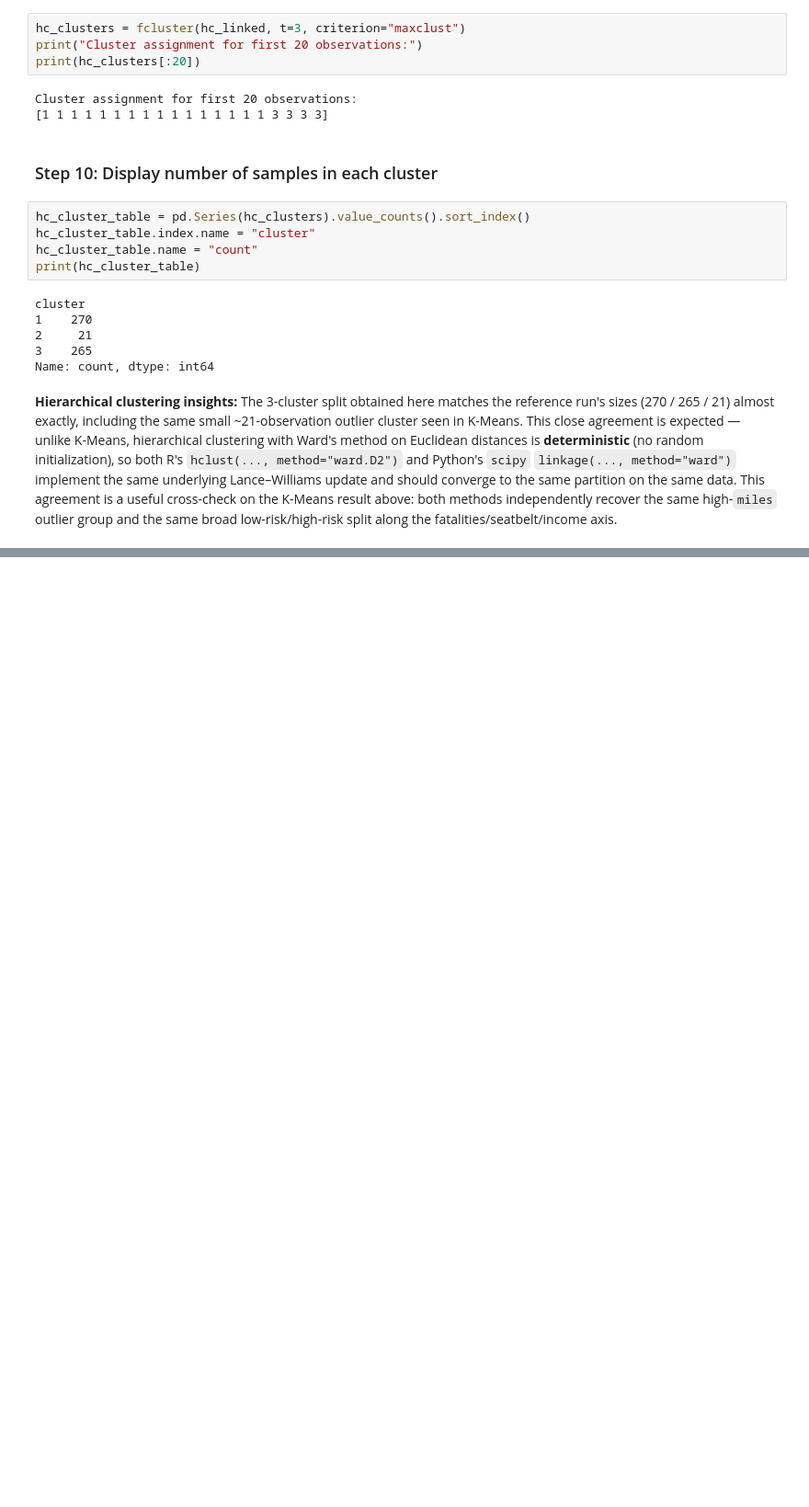
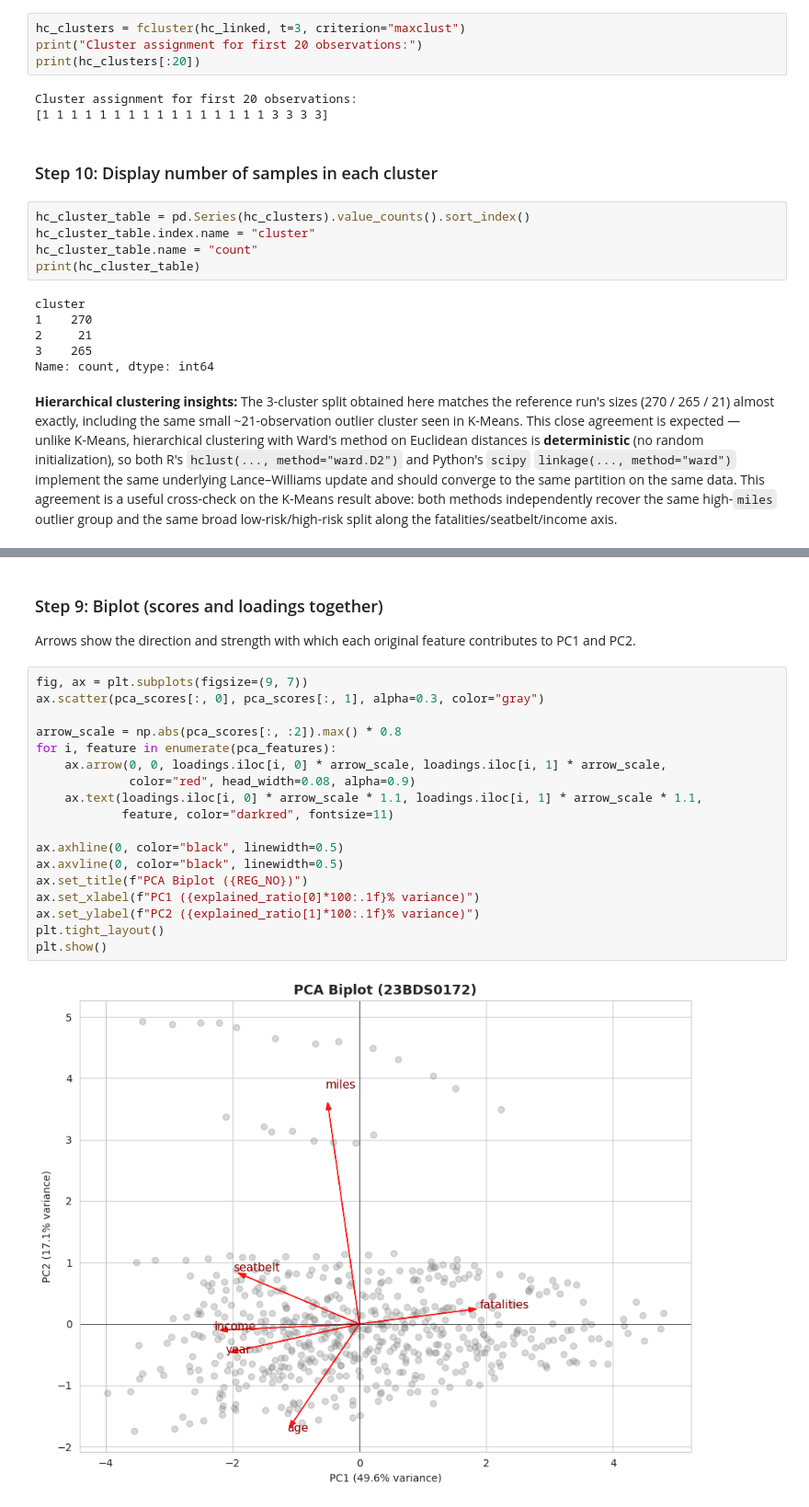
Before and after one commit to Udit587/UditVashisht-EDA-Project, a Jupyter notebook: Phase1_EDA_USSeatBelts.ipynb, the cells around one changed output, grey strips where cells are left out. Shown at 92% size. Saved outputs shown, nothing was run; the diff lists cells and outputs as text; blank space fills up the shorter version.

```diff
--- a/Phase1_EDA_USSeatBelts.ipynb
+++ b/Phase1_EDA_USSeatBelts.ipynb
@@ -1255,0 +1442,24 @@ low-risk/high-risk split along the fatalities/seatbelt/income axis.
+# %% [markdown]
+### Step 9: Biplot (scores and loadings together)
+
+Arrows show the direction and strength with which each original feature contributes to PC1 and PC2.
+# %%
+fig, ax = plt.subplots(figsize=(9, 7))
+ax.scatter(pca_scores[:, 0], pca_scores[:, 1], alpha=0.3, color="gray")
+
+arrow_scale = np.abs(pca_scores[:, :2]).max() * 0.8
+for i, feature in enumerate(pca_features):
+    ax.arrow(0, 0, loadings.iloc[i, 0] * arrow_scale, loadings.iloc[i, 1] * arrow_scale,
+             color="red", head_width=0.08, alpha=0.9)
+    ax.text(loadings.iloc[i, 0] * arrow_scale * 1.1, loadings.iloc[i, 1] * arrow_scale * 1.1,
+            feature, color="darkred", fontsize=11)
+
+ax.axhline(0, color="black", linewidth=0.5)
+ax.axvline(0, color="black", linewidth=0.5)
+ax.set_title(f"PCA Biplot ({REG_NO})")
+ax.set_xlabel(f"PC1 ({explained_ratio[0]*100:.1f}% variance)")
+ax.set_ylabel(f"PC2 ({explained_ratio[1]*100:.1f}% variance)")
+plt.tight_layout()
+plt.show()
+# %% [output]
+[figure, added]
```
Also changed, not shown: parts of 19 cells of this notebook.
